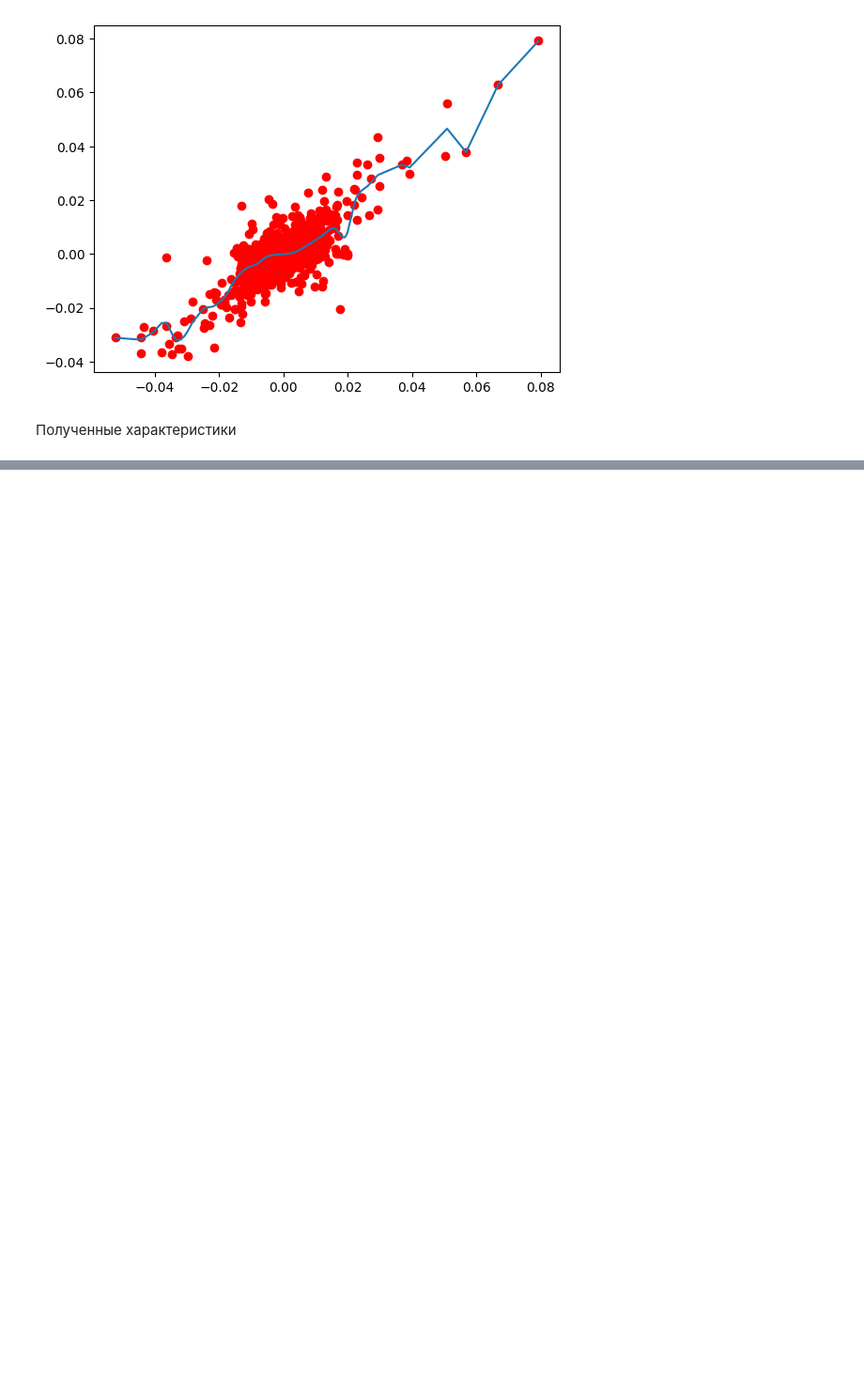
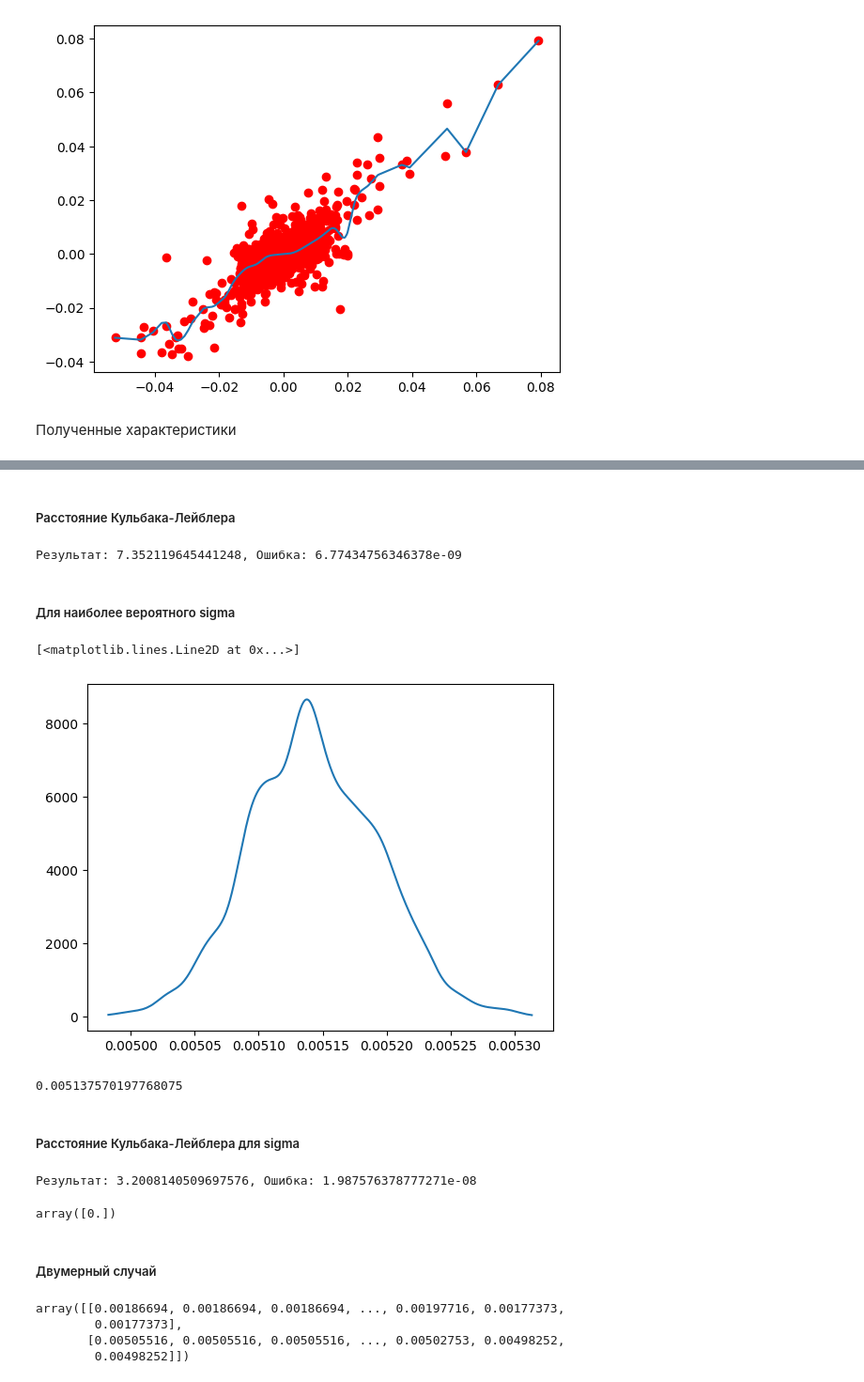
Before and after one commit to AnfimovAleksandr/mag_diploma, a Jupyter notebook: Непараметрический_2.ipynb, the cells around one changed output, grey strips where cells are left out. Shown at 94% size. Drawn from its saved outputs; the diff is of its cells as text; code cells hidden in the pictures; blank space fills up the shorter version.

```diff
--- a/Непараметрический_2.ipynb
+++ b/Непараметрический_2.ipynb
@@ -1889,0 +1891,2 @@ bic = -9933.936690393477
+# %% [markdown]
+##### Расстояние Кульбака-Лейблера
@@ -1889,0 +1896,23 @@ bic = -9933.936690393477
+# %%
+result, error = quad(prob, 0.0002, 0.004)
+print(f"Результат: {result}, Ошибка: {error}")
+# %% [output]
+Результат: 7.352119645441248, Ошибка: 6.77434756346378e-09
+# %% [markdown]
+##### Для наиболее вероятного sigma
+# %%
+chains = pd.read_csv('result_10000')
+sigma_s = np.array(chains['sigma'])
+# %%
+density = gaussian_kde(sigma_s)
+plt.plot(sorted(sigma_s), density(sorted(sigma_s)))
+# %% [output]
+[<matplotlib.lines.Line2D at 0x...>]
+[figure, added]
+# %%
+sigma_prob = minimize(lambda x: -density(x), x0=0.00515).x[0]
+sigma_prob
+# %% [output]
+0.005137570197768075
+# %% [markdown]
+##### Расстояние Кульбака-Лейблера для sigma
@@ -1889,0 +1922,20 @@ bic = -9933.936690393477
+# %%
+result, error = quad(prob, 0.004, 0.006)
+print(f"Результат: {result}, Ошибка: {error}")
+# %% [output]
+Результат: 3.2008140509697576, Ошибка: 1.987576378777271e-08
+# %%
+density(0.006)
+# %% [output]
+array([0.])
+# %% [markdown]
+##### Двумерный случай
+# %%
+# XY = np.concatenate([h_s.reshape(-1, 1), sigma_s.reshape(-1, 1)], axis = 1).T
+XY = np.vstack([h_s, sigma_s])
+XY
+# %% [output]
+array([[0.00186694, 0.00186694, 0.00186694, ..., 0.00197716, 0.00177373,
+        0.00177373],
+       [0.00505516, 0.00505516, 0.00505516, ..., 0.00502753, 0.00498252,
+        0.00498252]])
```
Also changed, not shown: parts of 12 cells of this notebook.
